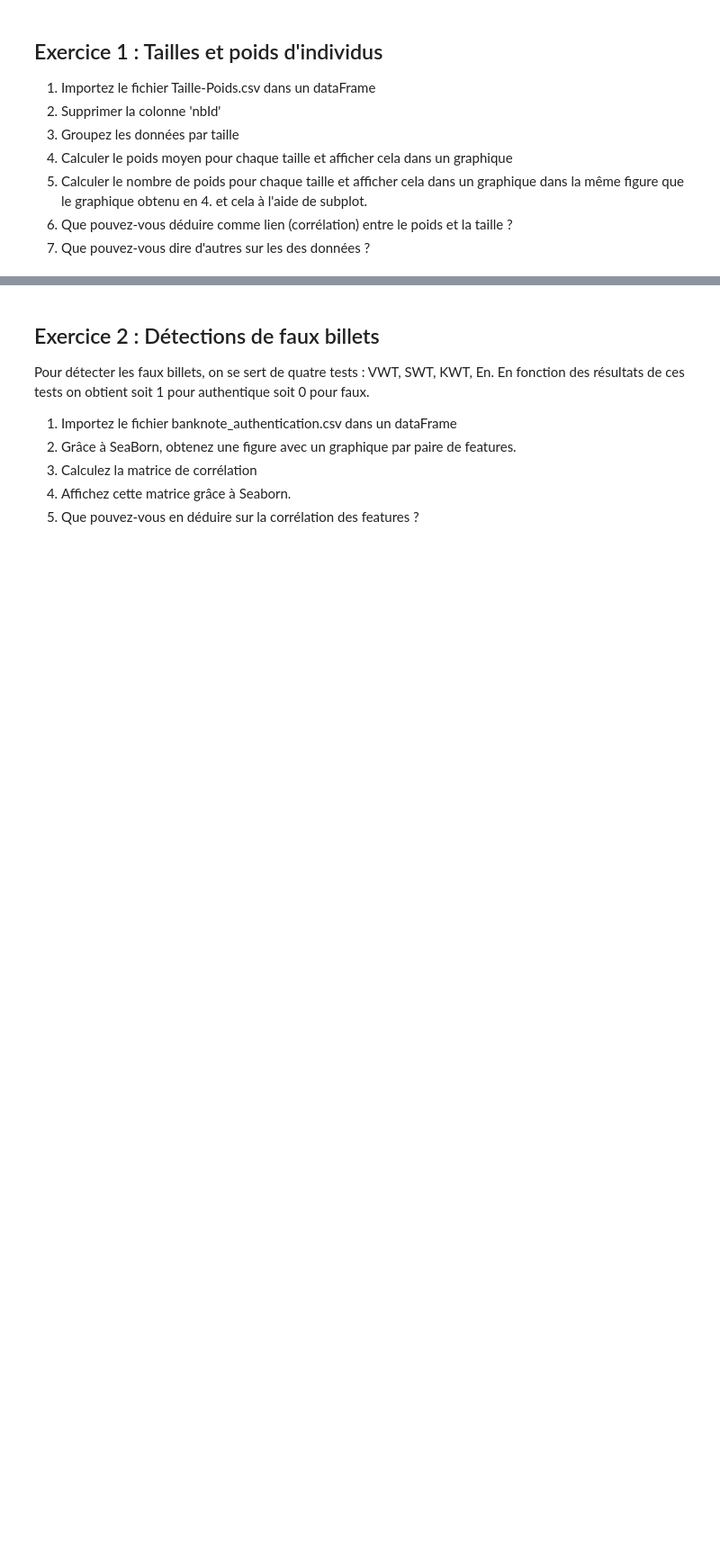
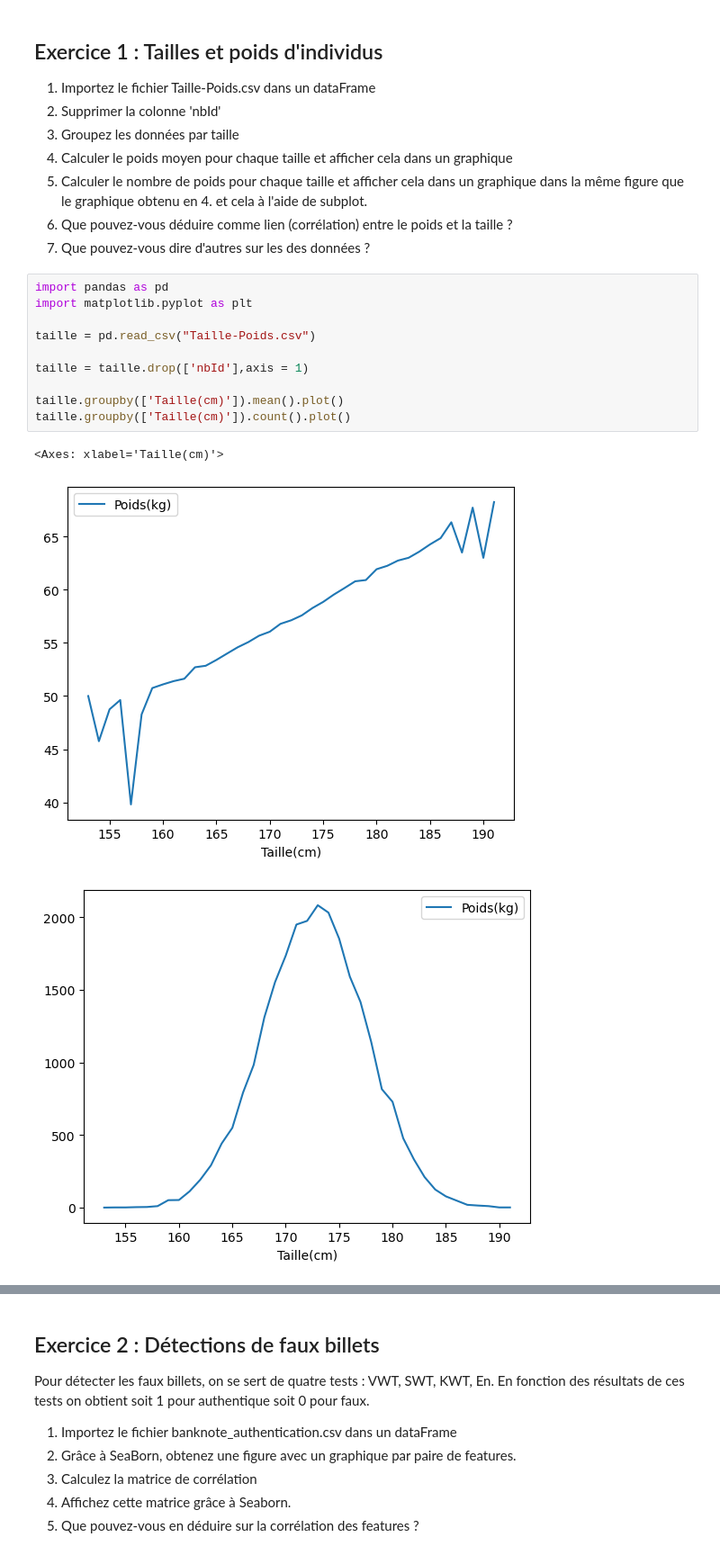
Before and after one commit to Ractouf/3BIN-Q1-ML, a Jupyter notebook: BIN3100_ML_S_1_et_2_Exercices_Python,_NumPy_et_Panda.ipynb, the cells around one changed output, grey strips where cells are left out. Shown: that part at 90% size. Saved outputs shown, nothing was run; the diff lists cells and outputs as text; blank space fills up the shorter version.

```diff
--- a/BIN3100_ML_S_1_et_2_Exercices_Python,_NumPy_et_Panda.ipynb
+++ b/BIN3100_ML_S_1_et_2_Exercices_Python,_NumPy_et_Panda.ipynb
@@ -247,4 +247,18 @@ ax[1].legend(['buy', 'sell'])
 5.   Calculer le nombre de poids pour chaque taille et afficher cela dans un graphique dans la même figure que le graphique obtenu en 4. et cela à l'aide de subplot.
 6.   Que pouvez-vous déduire comme lien (corrélation) entre le poids et la taille ?
 7.   Que pouvez-vous dire d'autres sur les des données ?
+# %%
+import pandas as pd
+import matplotlib.pyplot as plt
+
+taille = pd.read_csv("Taille-Poids.csv")
+
+taille = taille.drop(['nbId'],axis = 1)
+
+taille.groupby(['Taille(cm)']).mean().plot()
+taille.groupby(['Taille(cm)']).count().plot()
+# %% [output]
+<Axes: xlabel='Taille(cm)'>
+[figure, added]
+[figure, added]
 # %% [markdown]
```
Also changed, not shown: parts of 6 cells of this notebook, 4 other files.
